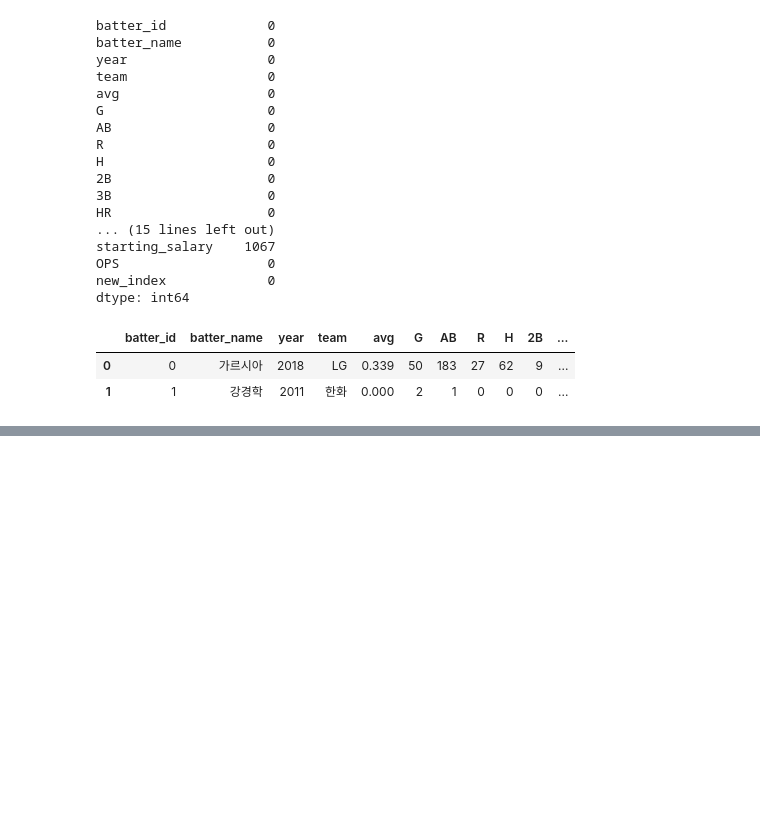
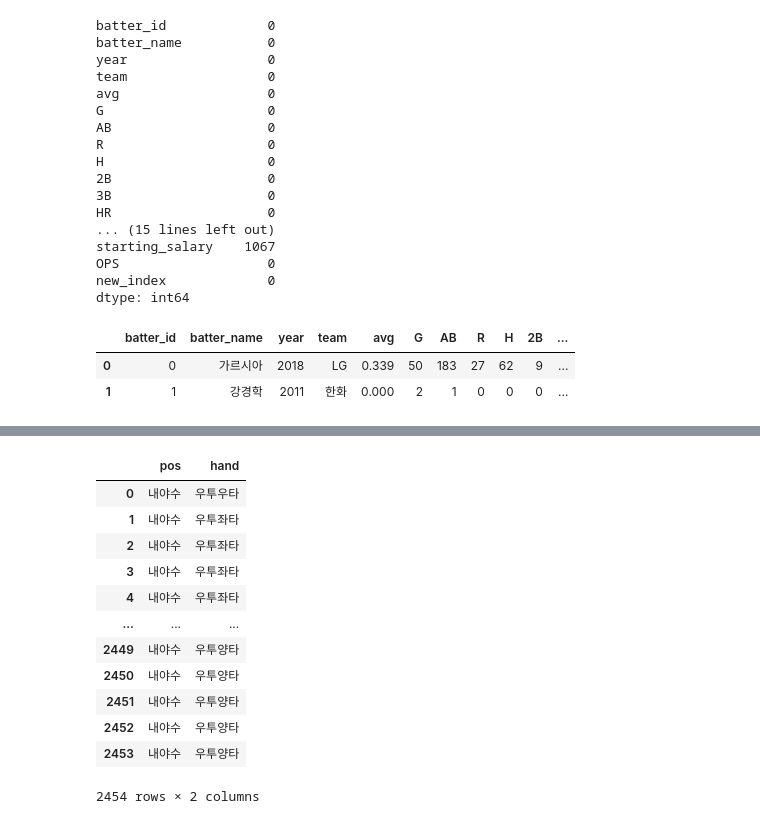
Before and after one commit to dlsdud9098/kbo_ops_predict, a Jupyter notebook: main.ipynb, the cells around one changed output, grey strips where cells are left out. Saved outputs shown, nothing was run; the diff lists cells and outputs as text; code cells hidden in the pictures; blank space fills up the shorter version.

```diff
--- a/main.ipynb
+++ b/main.ipynb
@@ -959,0 +1036,20 @@ dtype: int64
+# %%
+# 포지션, 타수 분리
+regular_season['pos'] = regular_season['position'].apply(lambda x: x.split('(')[0])
+regular_season['hand'] = regular_season['position'].apply(lambda x: x.split('(')[1].replace(')', ''))
+
+regular_season[['pos', 'hand']]
+# %% [output]
+|  | pos | hand |
+| 0 | 내야수 | 우투우타 |
+| 1 | 내야수 | 우투좌타 |
+| 2 | 내야수 | 우투좌타 |
+| 3 | 내야수 | 우투좌타 |
+| 4 | 내야수 | 우투좌타 |
+| ... | ... | ... |
+| 2449 | 내야수 | 우투양타 |
+| 2450 | 내야수 | 우투양타 |
+| 2451 | 내야수 | 우투양타 |
+| 2452 | 내야수 | 우투양타 |
+| 2453 | 내야수 | 우투양타 |
+2454 rows × 2 columns
```
Also changed, not shown: parts of 7 cells of this notebook, 2 other files.
